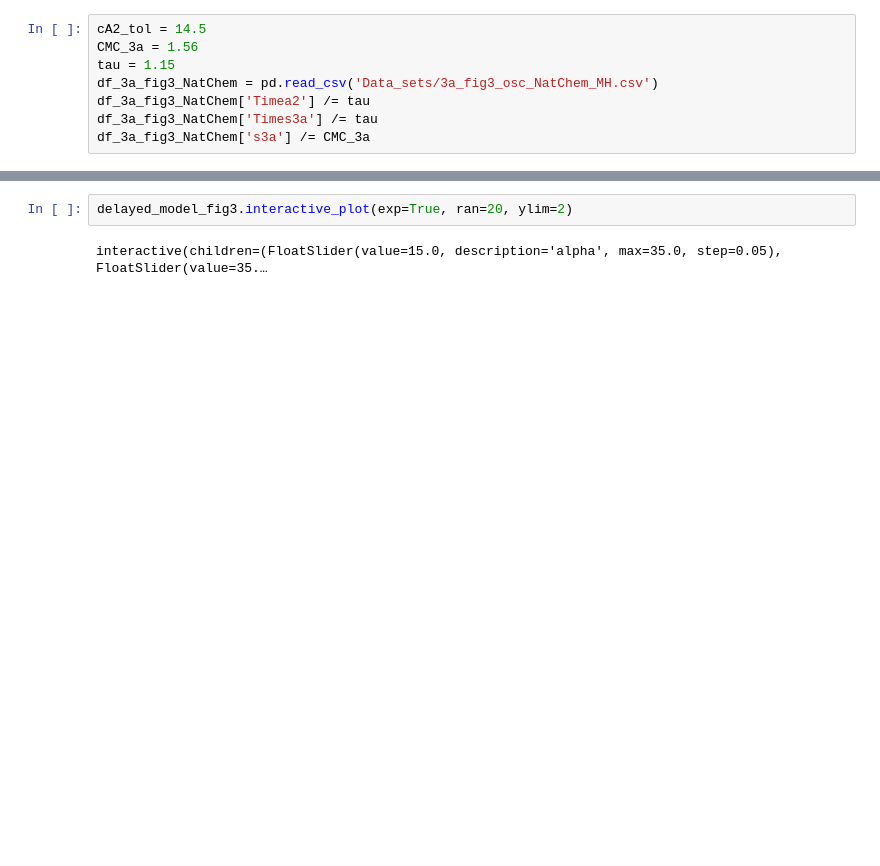
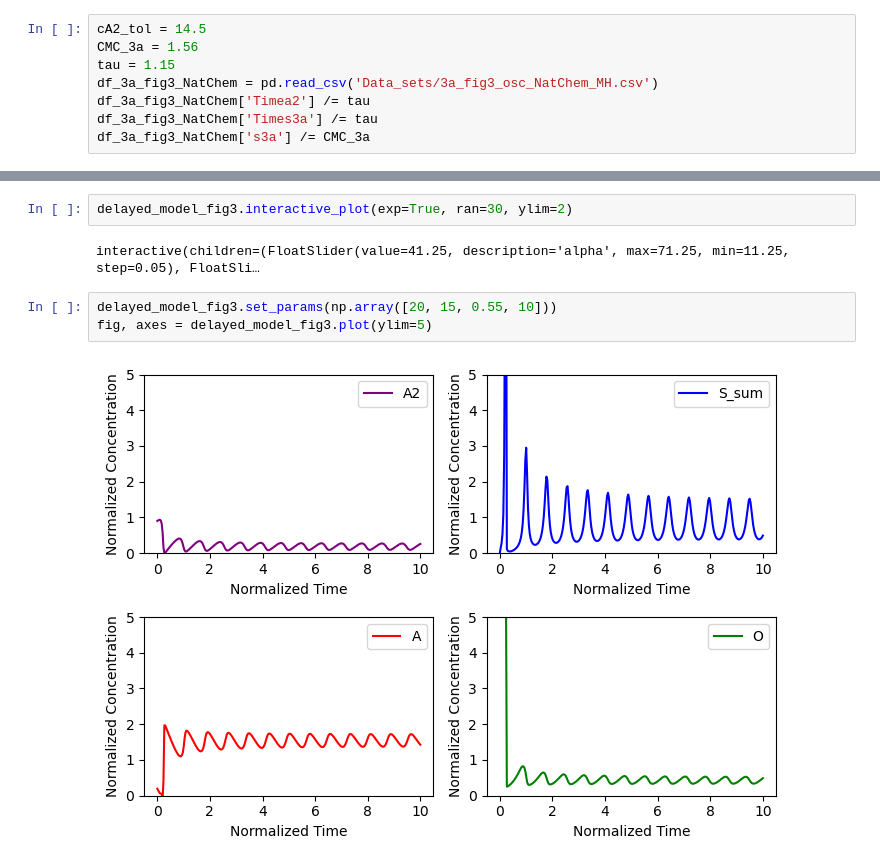
Before and after one commit to Zhiheng419/Chemical_Oscillation_Model, a Jupyter notebook: delayed_model_fig3.ipynb, the cells around one changed output, grey strips where cells are left out. Drawn from its saved outputs; the diff is of its cells as text; blank space fills up the shorter version.

```diff
--- a/delayed_model_fig3.ipynb
+++ b/delayed_model_fig3.ipynb
@@ -191,4 +183,9 @@ ax[1][1].set_ylim(-0.05, 2)
 # %%
-delayed_model_fig3.interactive_plot(exp=True, ran=20, ylim=2)
+delayed_model_fig3.interactive_plot(exp=True, ran=30, ylim=2)
 # %% [output]
-interactive(children=(FloatSlider(value=15.0, description='alpha', max=35.0, step=0.05), FloatSlider(value=35.…
+interactive(children=(FloatSlider(value=41.25, description='alpha', max=71.25, min=11.25, step=0.05), FloatSli…
+# %%
+delayed_model_fig3.set_params(np.array([20, 15, 0.55, 10]))
+fig, axes = delayed_model_fig3.plot(ylim=5)
+# %% [output]
+[figure, added]
```
Also changed, not shown: parts of 12 cells of this notebook, 4 other files.
